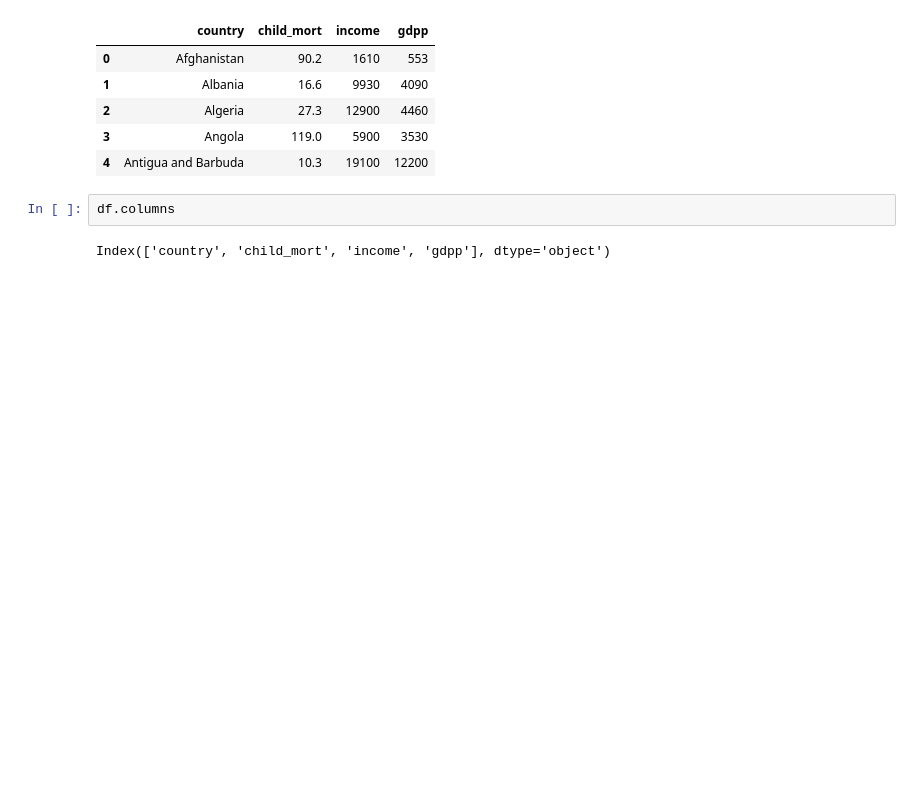
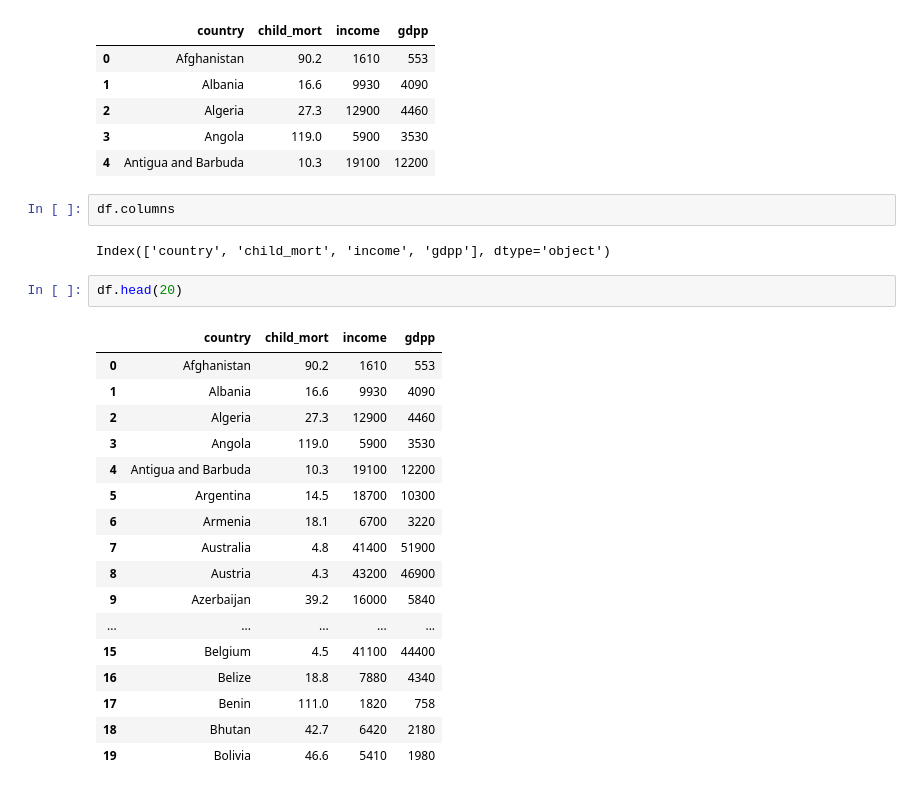
Before and after one commit to gyana-ranjan-dash/World_proverty_analysis, a Jupyter notebook: World_poverty_analysis.ipynb, the cells around one changed output. Saved outputs shown, nothing was run; the diff lists cells and outputs as text; blank space fills up the shorter version.

```diff
--- a/World_poverty_analysis.ipynb
+++ b/World_poverty_analysis.ipynb
@@ -199,3 +199,23 @@ df.head()
 df.columns
 # %% [output]
 Index(['country', 'child_mort', 'income', 'gdpp'], dtype='object')
+# %%
+df.head(20)
+# %% [output]
+|  | country | child_mort | income | gdpp |
+| 0 | Afghanistan | 90.2 | 1610 | 553 |
+| 1 | Albania | 16.6 | 9930 | 4090 |
+| 2 | Algeria | 27.3 | 12900 | 4460 |
+| 3 | Angola | 119.0 | 5900 | 3530 |
+| 4 | Antigua and Barbuda | 10.3 | 19100 | 12200 |
+| 5 | Argentina | 14.5 | 18700 | 10300 |
+| 6 | Armenia | 18.1 | 6700 | 3220 |
+| 7 | Australia | 4.8 | 41400 | 51900 |
+| 8 | Austria | 4.3 | 43200 | 46900 |
+| 9 | Azerbaijan | 39.2 | 16000 | 5840 |
+| ... | ... | ... | ... | ... |
+| 15 | Belgium | 4.5 | 41100 | 44400 |
+| 16 | Belize | 18.8 | 7880 | 4340 |
+| 17 | Benin | 111.0 | 1820 | 758 |
+| 18 | Bhutan | 42.7 | 6420 | 2180 |
+| 19 | Bolivia | 46.6 | 5410 | 1980 |
```
Also changed, not shown: parts of 2 cells of this notebook.
